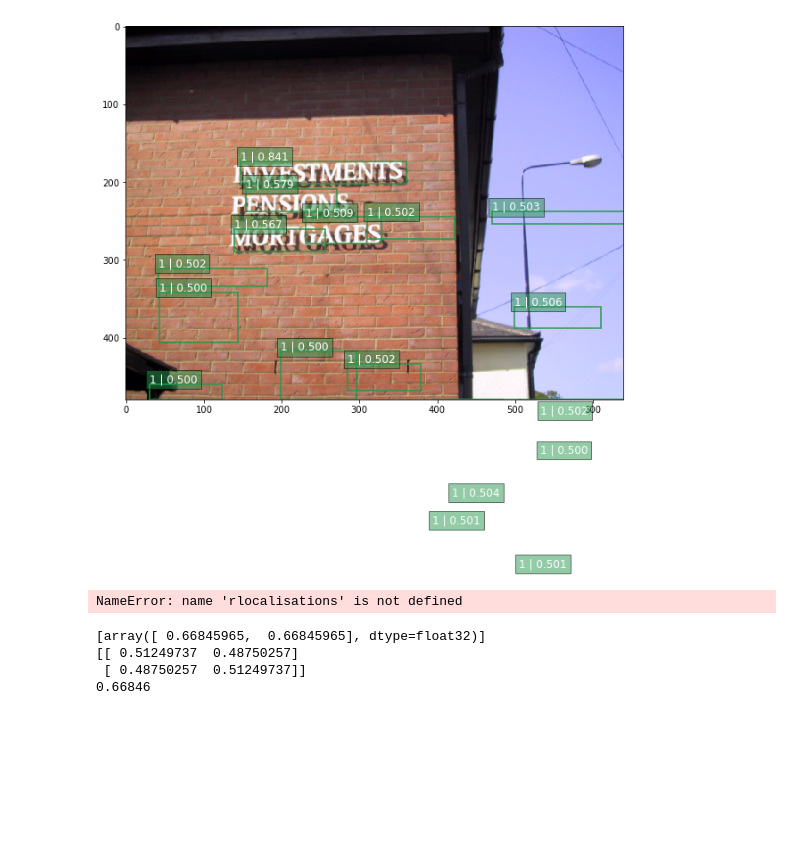
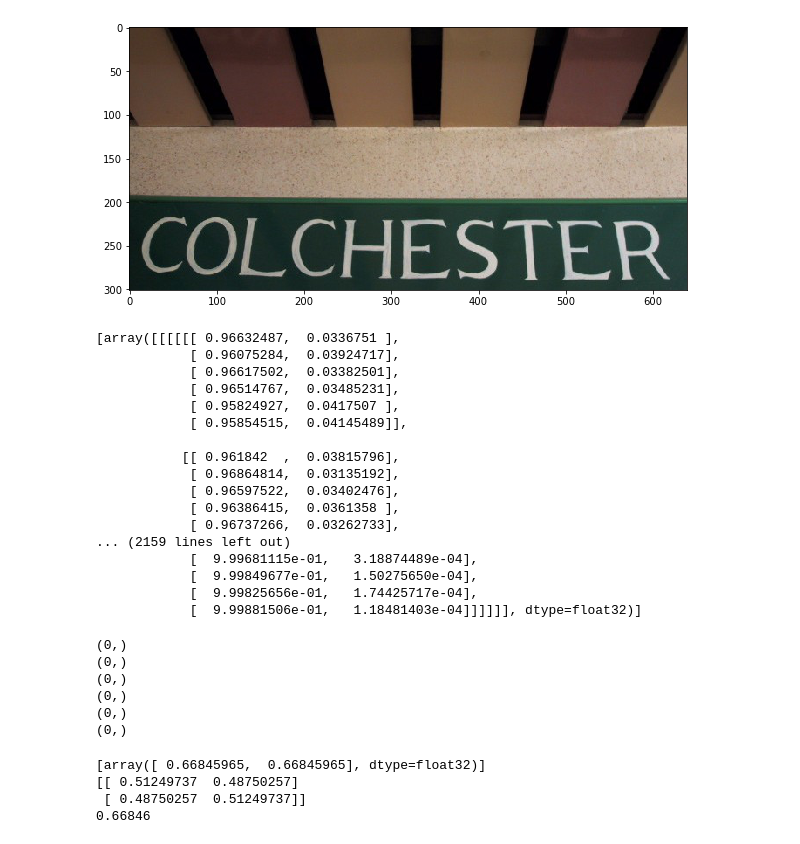
Before and after one commit to bindung/TextBoxes-TensorFlow, a Jupyter notebook: Notes/Textbox_eval.ipynb, the cells around one changed output. Cells and saved outputs as stored; diff of their text form; code cells hidden in the pictures; blank space fills up the shorter version.

```diff
--- a/Notes/Textbox_eval.ipynb
+++ b/Notes/Textbox_eval.ipynb
@@ -43,7 +43,7 @@ reuse = True if 'net' in locals() else None
 net = txtbox_300.TextboxNet()
 #anchors = net.anchors(net_shape)
 with slim.arg_scope(net.arg_scope(data_format=data_format)):
-    localisations, predictions,  _ = net.net(image_4d, is_training=False, reuse=True)
+    localisations, predictions,  _ = net.net(image_4d, is_training=False, reuse=reuse)
     #localisations, predictions = net.bboxes_encode(bboxes_pre, anchors, 3,match_threshold = 0.5)
     for i in range(len(predictions)):
         predictions[i] = tf.nn.softmax(predictions[i])
@@ -60,7 +60,7 @@ saver.restore(isess, '../checkpoints/model.ckpt-12851')
 anchors = net.anchors(net_shape)
 # %%
 # Main image processing routine.
-def process_image(img, select_threshold=0.5, nms_threshold=.1, net_shape=(300, 300)):
+def process_image(img, select_threshold=0.5, nms_threshold=.45, net_shape=(300, 300)):
     # Run SSD network.
     rimg, rpredictions, rlocalisations, rbbox_img = isess.run([image_4d,predictions, localisations, bbox_img],
                                                               feed_dict={img_input: img})
@@ -78,10 +78,10 @@ def process_image(img, select_threshold=0.5, nms_threshold=.1, net_shape=(300, 3
     rbboxes = np_methods.bboxes_resize(rbbox_img, rbboxes)
     return rclasses, rscores, rbboxes,rimg
 # %%
-img = mpimg.imread('../data/ICDAR2013/ICDAR-Training-Images/124.jpg')
+img = mpimg.imread('../data/ICDAR2013/ICDAR-Training-Images/110.jpg')
 rclasses, rscores, rbboxes,rimg =  process_image(img)
 
 # visualization.bboxes_draw_on_img(img, rclasses, rscores, rbboxes, visualization.colors_plasma)
 visualization.plt_bboxes(img, rclasses, rscores, rbboxes)
 # %% [output]
-[figure, old version]
+[figure, new version]
@@ -90,8 +88,35 @@ rpredictions[0]
+# %%
+rimg, rpredictions, rlocalisations, rbbox_img = isess.run([image_4d,predictions, localisations, bbox_img],
+                                                              feed_dict={img_input: img})
+rpredictions
+# %% [output]
+[array([[[[[[ 0.96632487,  0.0336751 ],
+            [ 0.96075284,  0.03924717],
+            [ 0.96617502,  0.03382501],
+            [ 0.96514767,  0.03485231],
+            [ 0.95824927,  0.0417507 ],
+            [ 0.95854515,  0.04145489]],
+
+           [[ 0.961842  ,  0.03815796],
+            [ 0.96864814,  0.03135192],
+            [ 0.96597522,  0.03402476],
+            [ 0.96386415,  0.0361358 ],
+            [ 0.96737266,  0.03262733],
+... (2159 lines left out)
+            [  9.99681115e-01,   3.18874489e-04],
+            [  9.99849677e-01,   1.50275650e-04],
+            [  9.99825656e-01,   1.74425717e-04],
+            [  9.99881506e-01,   1.18481403e-04]]]]]], dtype=float32)]
 # %%
 for i in range(6):
-    print rlocalisations[i][np.where(rpredictions[i][:,:,:,:,:,1:] > 0.99)].shape
+    print rlocalisations[i][np.where(rpredictions[i][:,:,:,:,:,1:] > 0.5)].shape
 # %% [output]
-NameError: name 'rlocalisations' is not defined
+(0,)
+(0,)
+(0,)
+(0,)
+(0,)
+(0,)
 # %%
 #rpredictions.shape
 loss = isess.run(tf.nn.softmax(tf.constant([[0.52,0.47],[-0.52,-0.47]])))
```
Also changed, not shown: parts of 2 cells of this notebook, 3 other files.
